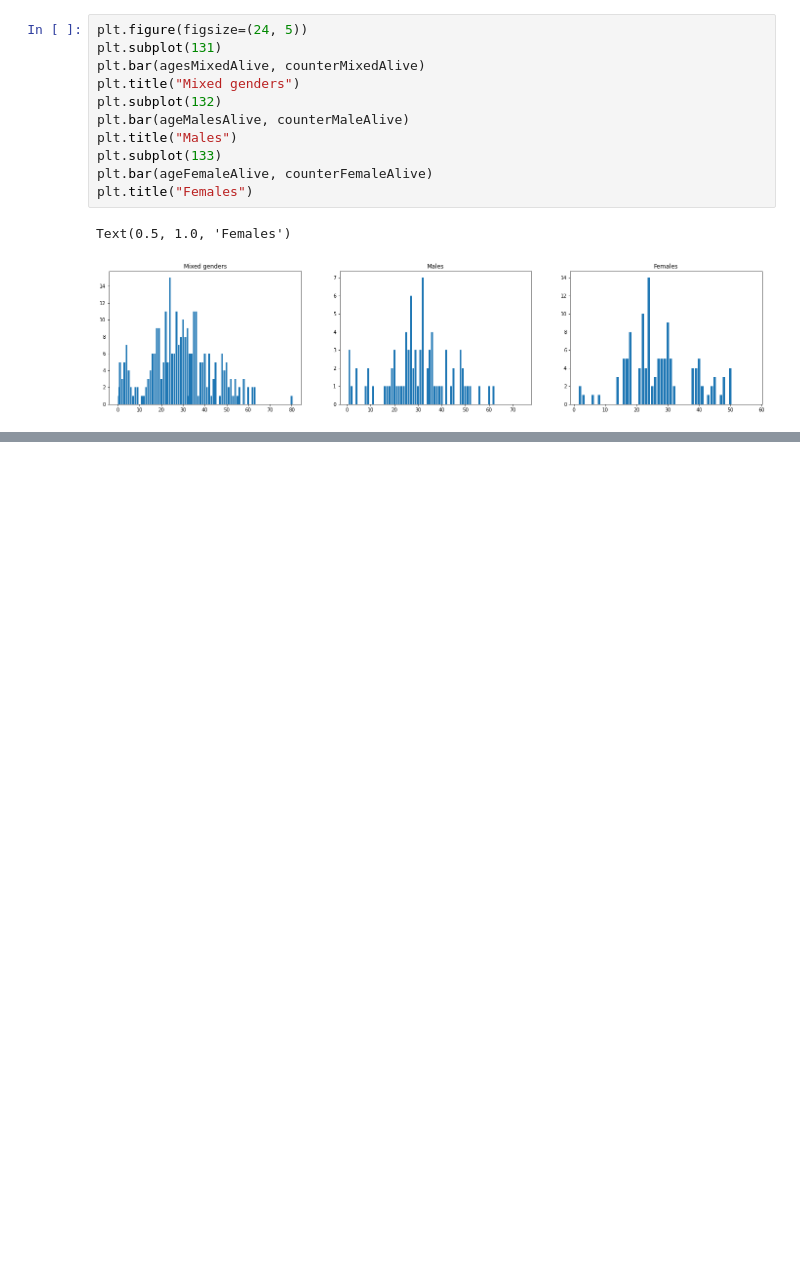
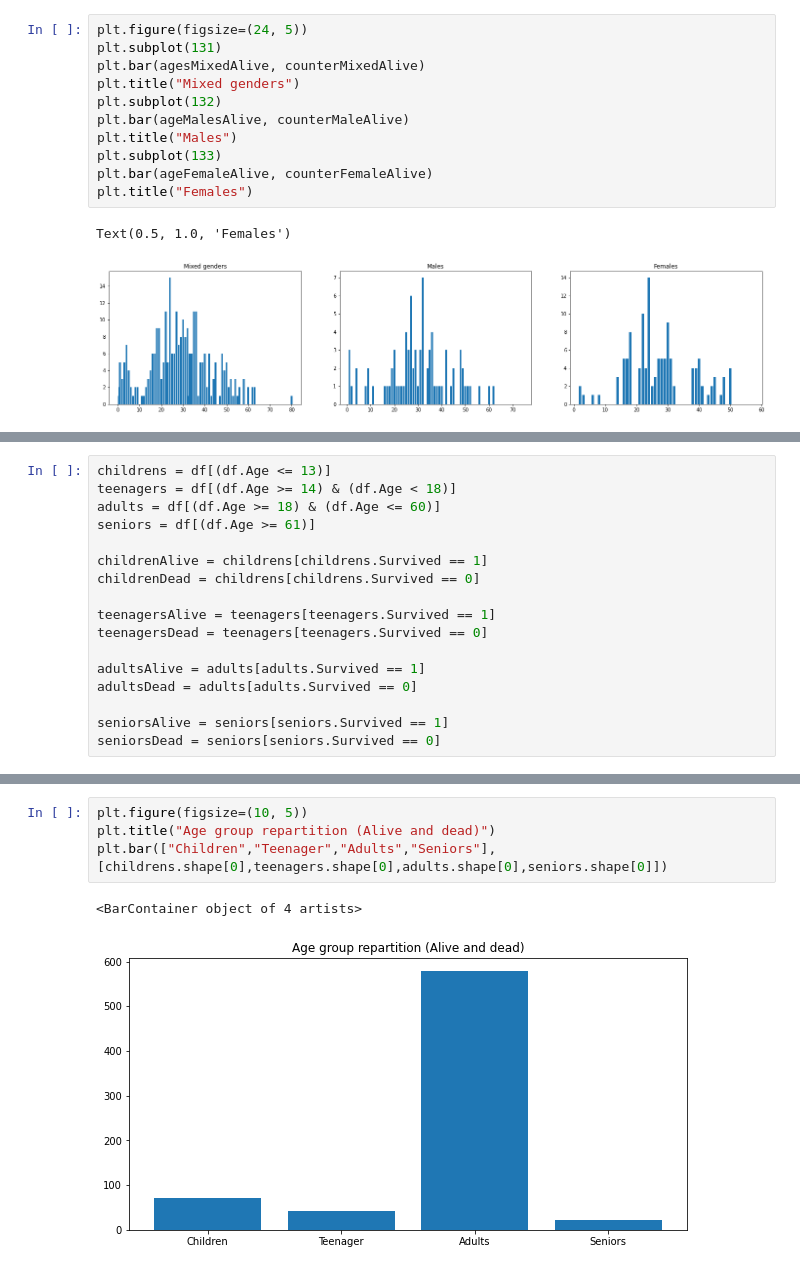
Before and after one commit to GeoffreyKarnbach/Titanic-Survival-Analysis, a Jupyter notebook: analyse.ipynb, the cells around one changed output, grey strips where cells are left out. Saved outputs shown, nothing was run; the diff lists cells and outputs as text; blank space fills up the shorter version.

Commit message:
Added age and age/gender category with additional analysis for gender repartition for adults

```diff
--- a/analyse.ipynb
+++ b/analyse.ipynb
@@ -281,0 +297,17 @@ Text(0.5, 1.0, 'Females')
+# %%
+childrens = df[(df.Age <= 13)]
+teenagers = df[(df.Age >= 14) & (df.Age < 18)]
+adults = df[(df.Age >= 18) & (df.Age <= 60)]
+seniors = df[(df.Age >= 61)]
+
+childrenAlive = childrens[childrens.Survived == 1]
+childrenDead = childrens[childrens.Survived == 0]
+
+teenagersAlive = teenagers[teenagers.Survived == 1]
+teenagersDead = teenagers[teenagers.Survived == 0]
+
+adultsAlive = adults[adults.Survived == 1]
+adultsDead = adults[adults.Survived == 0]
+
+seniorsAlive = seniors[seniors.Survived == 1]
+seniorsDead = seniors[seniors.Survived == 0]
@@ -281,0 +340,7 @@ Text(0.5, 1.0, 'Females')
+# %%
+plt.figure(figsize=(10, 5))
+plt.title("Age group repartition (Alive and dead)")
+plt.bar(["Children","Teenager","Adults","Seniors"], [childrens.shape[0],teenagers.shape[0],adults.shape[0],seniors.shape[0]])
+# %% [output]
+<BarContainer object of 4 artists>
+[figure, added]
```
Also changed, not shown: parts of 14 cells of this notebook.
